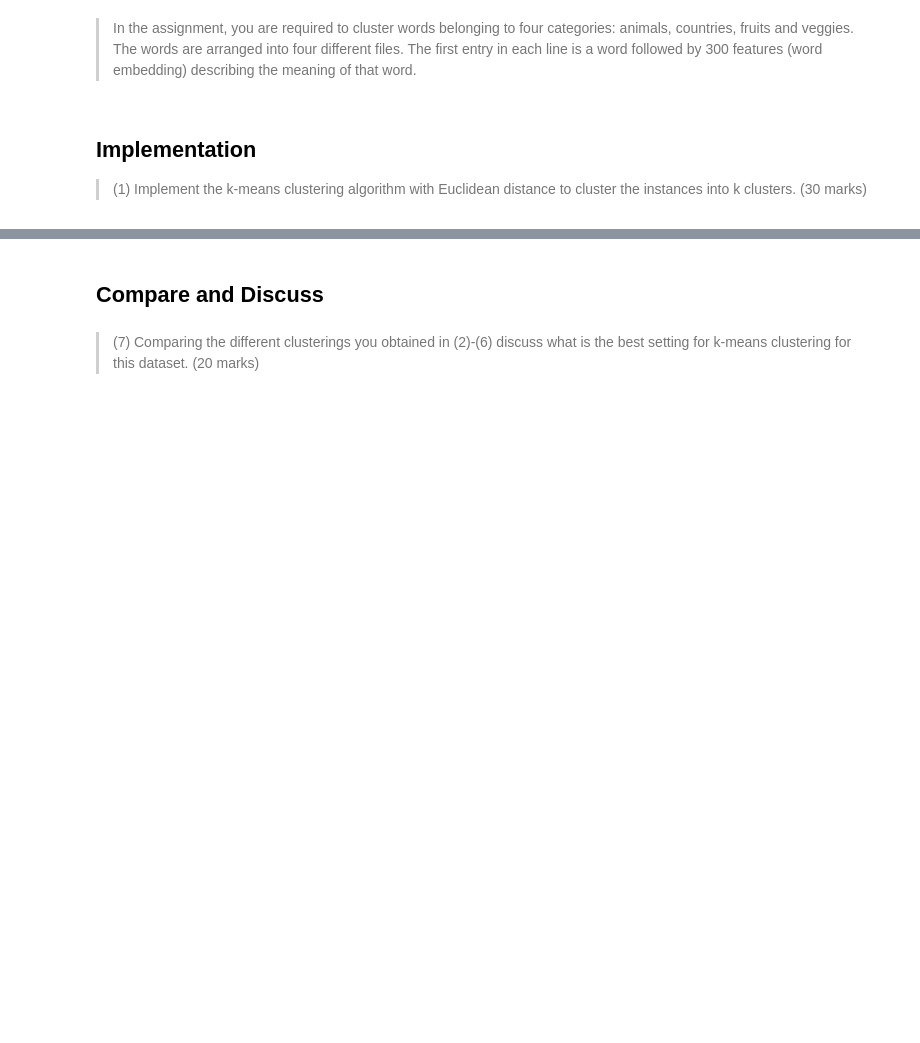
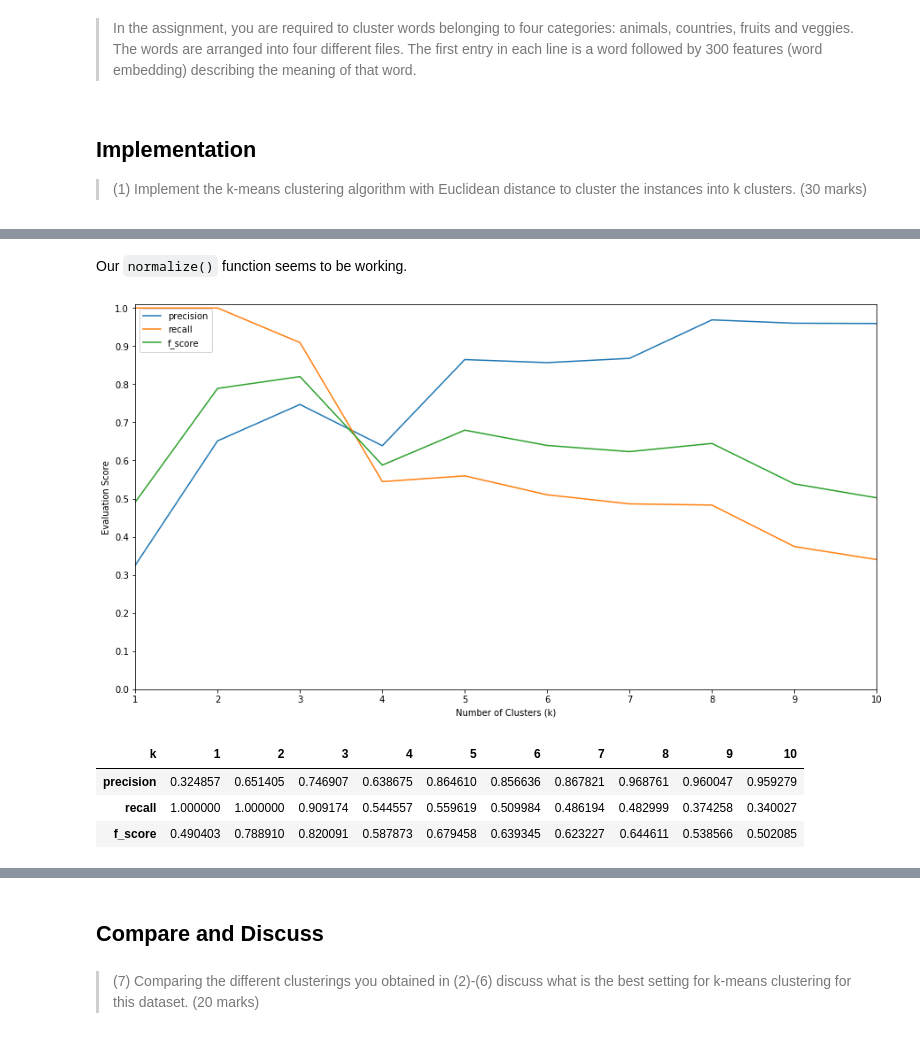
Before and after one commit to peterprescott/kmeans, a Jupyter notebook: notebook.ipynb, the cells around one changed output, grey strips where cells are left out. Cells and saved outputs as stored; diff of their text form; code cells hidden in the pictures; blank space fills up the shorter version.

```diff
--- a/notebook.ipynb
+++ b/notebook.ipynb
@@ -140,0 +367,10 @@ def euclidean_distance(u,v):
+# %% [markdown]
+Our `normalize()` function seems to be working.
+# %%
+show_results(get_scores(max_k=10, D=words, metric=euclidean_distance, normed=True, seed=seed))
+# %% [output]
+[figure, added]
+| k | 1 | 2 | 3 | 4 | 5 | 6 | 7 | 8 | 9 | 10 |
+| precision | 0.324857 | 0.651405 | 0.746907 | 0.638675 | 0.864610 | 0.856636 | 0.867821 | 0.968761 | 0.960047 | 0.959279 |
+| recall | 1.000000 | 1.000000 | 0.909174 | 0.544557 | 0.559619 | 0.509984 | 0.486194 | 0.482999 | 0.374258 | 0.340027 |
+| f_score | 0.490403 | 0.788910 | 0.820091 | 0.587873 | 0.679458 | 0.639345 | 0.623227 | 0.644611 | 0.538566 | 0.502085 |
```
Also changed, not shown: parts of 67 cells of this notebook.
